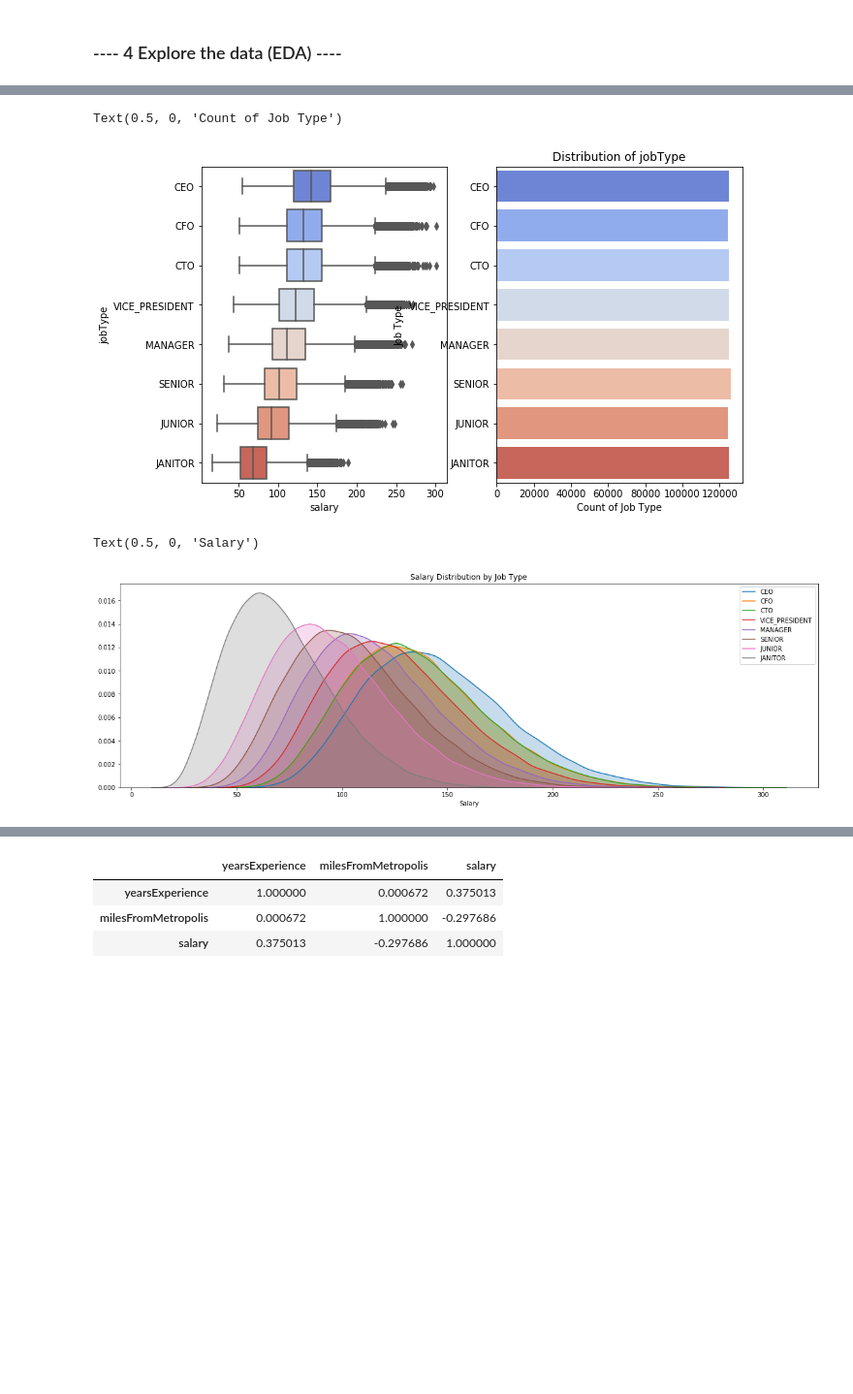
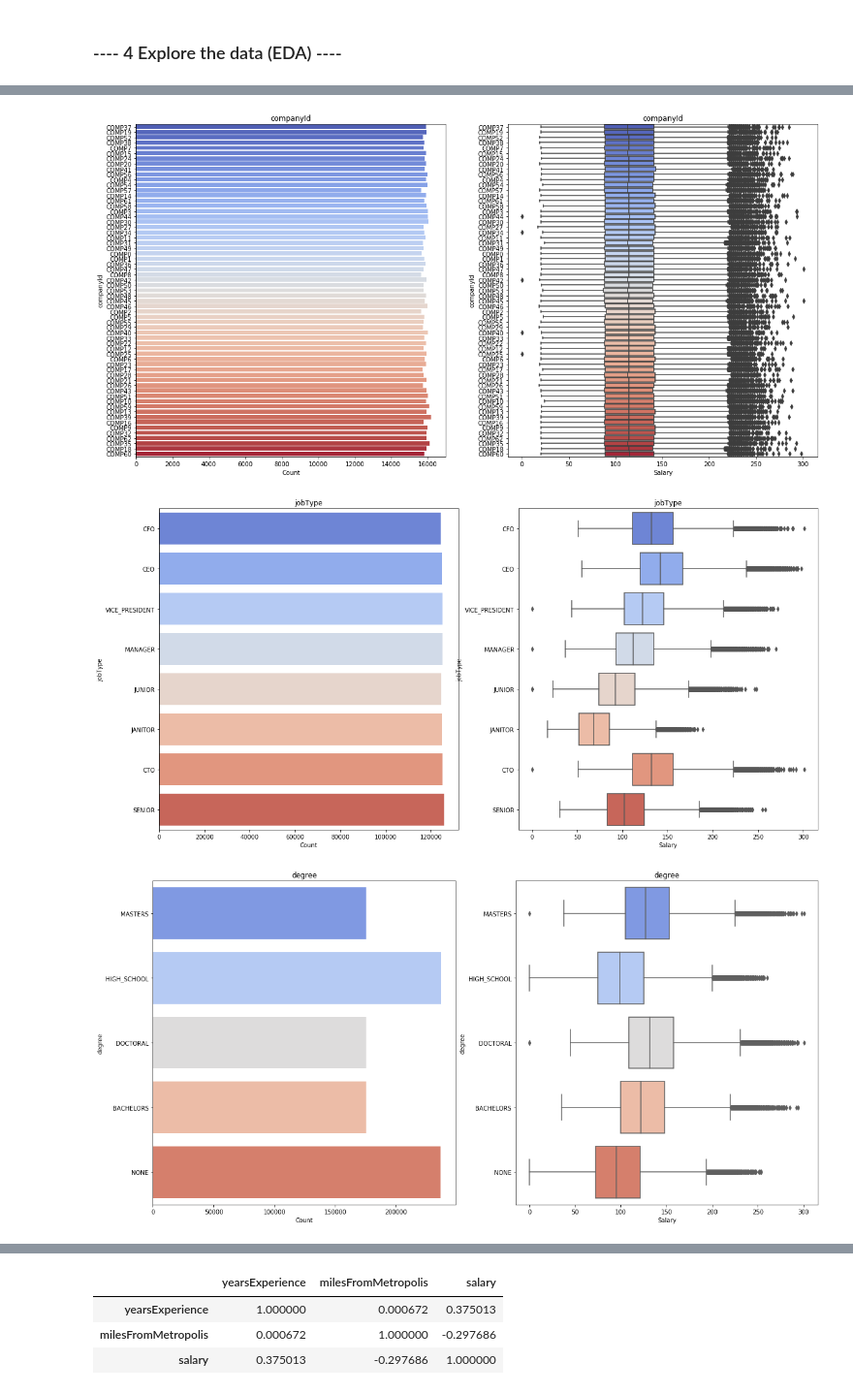
Before and after one commit to ajkiplagat/salaryPredictionPortfolio, a Jupyter notebook: First Portfolio Project.ipynb, the cells around one changed output, grey strips where cells are left out. Shown at 97% size. Drawn from its saved outputs; the diff is of its cells as text; code cells hidden in the pictures; blank space fills up the shorter version.

```diff
--- a/First Portfolio Project.ipynb
+++ b/First Portfolio Project.ipynb
@@ -217,0 +188,7 @@ memory usage: 76.3+ MB
+# %%
+# make list of categorical variables
+cat_vars = [var for var in postings.columns if postings[var].dtypes == 'object']
+print('Number of categorical variables: ', len(cat_vars))
+
+# visualise the categorical variables
+postings[cat_vars].head()
@@ -310,36 +243,0 @@ Text(0.5, 0, 'Salary')
-# %%
-# Set up matplotlib figure
-f, axes = plt.subplots(ncols=2 , figsize=(10, 6))
-
-# Graph Salary vs jobType
-sns.boxplot(y="jobType", x="salary", data= postings,orient = "h",
-            order = ["CEO","CFO","CTO","VICE_PRESIDENT","MANAGER","SENIOR","JUNIOR","JANITOR"],
-            palette='coolwarm',ax = axes[0])
-
-# Graph count of job types
-jobtype = postings.jobType.value_counts()
-sns.barplot(x=jobtype.values, y=jobtype.index,orient="h",
-            order = ["CEO","CFO","CTO","VICE_PRESIDENT","MANAGER","SENIOR","JUNIOR","JANITOR"],
-            palette='coolwarm', ax = axes[1])
-plt.title('Distribution of jobType')
-plt.ylabel('Job Type')
-plt.xlabel('Count of Job Type')
-# %% [output]
-Text(0.5, 0, 'Count of Job Type')
-[figure, removed]
-# %%
-#KDEPlot: Kernel Density Estimate Plot
-fig = plt.figure(figsize=(20,6))
-ax=sns.kdeplot(postings.loc[(postings['jobType'] == "CEO"),'salary'] ,shade=True, label='CEO')
-ax=sns.kdeplot(postings.loc[(postings['jobType'] == "CFO"),'salary'] , shade=True, label='CFO')
-ax=sns.kdeplot(postings.loc[(postings['jobType'] == "CTO"),'salary'] , shade=True, label='CTO')
-ax=sns.kdeplot(postings.loc[(postings['jobType'] == "VICE_PRESIDENT"),'salary'] , shade=True, label='VICE_PRESIDENT')
-ax=sns.kdeplot(postings.loc[(postings['jobType'] == "MANAGER"),'salary'], shade=True, label='MANAGER')
-ax=sns.kdeplot(postings.loc[(postings['jobType'] == "SENIOR"),'salary'] , shade=True, label='SENIOR')
-ax=sns.kdeplot(postings.loc[(postings['jobType'] == "JUNIOR"),'salary'] , shade=True, label='JUNIOR')
-ax=sns.kdeplot(postings.loc[(postings['jobType'] == "JANITOR"),'salary'], shade=True, label='JANITOR')
-plt.title('Salary Distribution by Job Type')
-plt.xlabel('Salary')
-# %% [output]
-Text(0.5, 0, 'Salary')
-[figure, removed]
@@ -356,0 +244,22 @@ Text(0.5, 0, 'Salary')
+# %%
+def plot_cat_vars(df,var):
+
+    # Set up the matplotlib figure
+    f, axes = plt.subplots(ncols=2, figsize=(20, 10))
+
+    # Count Plot
+    sns.countplot(y= df[var],data= df, orient='h',palette='coolwarm',ax=axes[0]).set_title(var)
+    axes[0].set_ylabel(var)
+    axes[0].set_xlabel('Count')
+
+    # Box Plot
+    sns.boxplot(y = df[var],x = df['salary'], data = df, orient='h', palette='coolwarm', ax=axes[1]).set_title(var)
+    axes[1].set_ylabel(var)
+    axes[1].set_xlabel('Salary')
+
+for var in cat_vars:
+    plot_cat_vars(postings, var)
+# %% [output]
+[figure, added]
+[figure, added]
+[figure, added]
```
Also changed, not shown: parts of 78 cells of this notebook.
